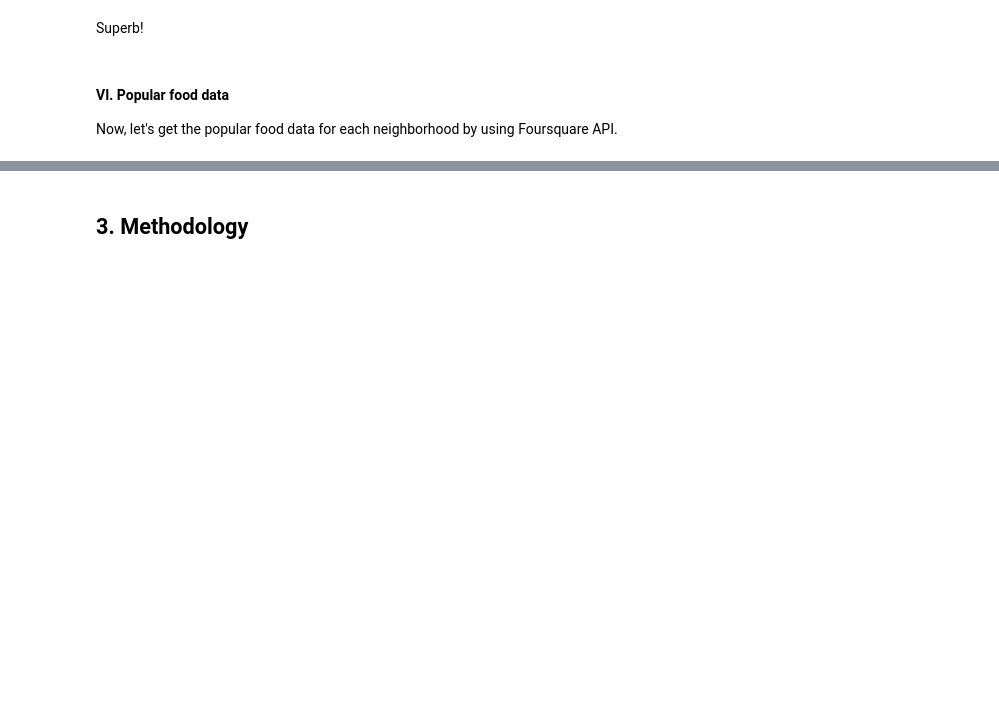
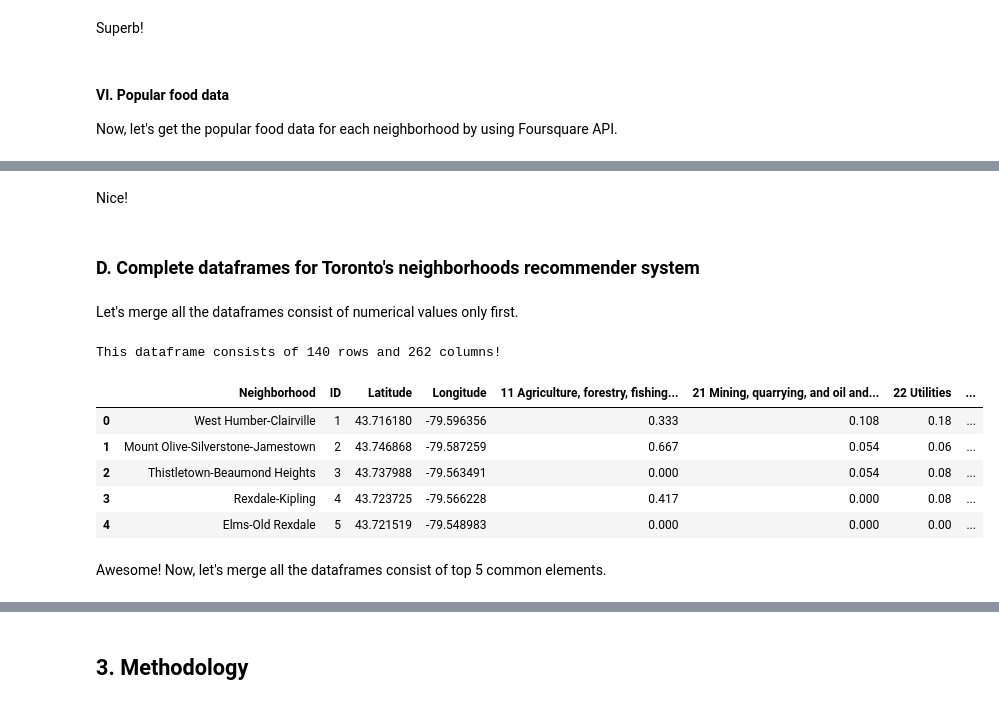
Before and after one commit to titus-chin/ibm_data_science_capstone, a Jupyter notebook: Toronto's_Neighborhoods_Recommender_System.ipynb, the cells around one changed output, grey strips where cells are left out. Drawn from its saved outputs; the diff is of its cells as text; code cells hidden in the pictures; blank space fills up the shorter version.

```diff
--- a/Toronto's_Neighborhoods_Recommender_System.ipynb
+++ b/Toronto's_Neighborhoods_Recommender_System.ipynb
@@ -410,7 +462,7 @@ Great!
 Now let's import and clean the boundary data first.
 # %%
 # import boundary data into boundary_df and clean the dataframe
-toronto_geojson='https://raw.githubusercontent.com/titus-chin/ibm_data_science_capstone/main/Neighbourhoods.geojson'
+toronto_geojson='https://ckan0.cf.opendata.inter.prod-toronto.ca/download_resource/a083c865-6d60-4d1d-b6c6-b0c8a85f9c15?format=geojson&projection=4326'
 results=requests.get(toronto_geojson).json()
 boundary_data=results['features']
 boundary_df=json_normalize(boundary_data)
@@ -453,13 +505,14 @@ Superb!
 #### VI. Popular food data
 Now, let's get the popular food data for each neighborhood by using Foursquare API.
 # %%
+# get the popular food data using foursquare api and save the data into food_df
 print('Progress:')
 food_df=pd.DataFrame(columns=['ID','Popular Food'])
 for i in range(len(boundary_df['ID'])):
     url='https://api.foursquare.com/v2/venues/explore'
     params=dict(client_id='VCPPKYR4FRVFQDA22KSFIEHL0501YTNVH0KIEXLQT4VI4HHM',
                 client_secret='XXHQWCHMWZFJ0SKUAGBNJIKK50X0TO2A0CAASVHA305H4RWA',
-                v='20201115',
+                v='20201117',
                 ll='{},{}'.format(boundary_df['Latitude'][i],boundary_df['Longitude'][i]),
                 categoryId='4d4b7105d754a06374d81259',
                 radius=5000,
@@ -478,6 +531,7 @@ temp_df=pd.get_dummies(data=food_df['Popular Food'],prefix_sep="")
 temp_df.insert(0,'ID',food_df['ID'])
 food_df=temp_df.groupby('ID',as_index=False).sum()
 food_df.insert(0,'Neighborhood',boundary_df['Neighborhood'])
+food_df.drop('Food',axis=1,inplace=True)
 print('This dataframe consists of {} food categories!'.format(food_df.shape[1]-2))
 food_df.head()
 # %% [output]
@@ -533,0 +562,4 @@ food_df
+# %%
+# normalize the popular food data
+food_df=data_normalization(food_df)
+food_df.head()
@@ -533,0 +573,25 @@ food_df
+# %% [markdown]
+Nice!
+# %% [markdown]
+### D. Complete dataframes for Toronto's neighborhoods recommender system<a name="complete"></a>
+# %% [markdown]
+Let's merge all the dataframes consist of numerical values only first.
+# %%
+# import necessary library
+from functools import reduce
+
+# merge all the dataframes consist of numerical values into complete_df
+complete_list=[boundary_df,jobs_df,houseprice_df,crime_df,language_df,food_df]
+complete_df=reduce(lambda left,right:pd.merge(left,right),complete_list)
+print('This dataframe consists of {} rows and {} columns!'.format(complete_df.shape[0],complete_df.shape[1]))
+complete_df.head()
+# %% [output]
+This dataframe consists of 140 rows and 262 columns!
+|  | Neighborhood | ID | Latitude | Longitude | 11 Agriculture, forestry, fishing... | 21 Mining, quarrying, and oil and... | 22 Utilities | ... |
+| 0 | West Humber-Clairville | 1 | 43.716180 | -79.596356 | 0.333 | 0.108 | 0.18 | ... |
+| 1 | Mount Olive-Silverstone-Jamestown | 2 | 43.746868 | -79.587259 | 0.667 | 0.054 | 0.06 | ... |
+| 2 | Thistletown-Beaumond Heights | 3 | 43.737988 | -79.563491 | 0.000 | 0.054 | 0.08 | ... |
+| 3 | Rexdale-Kipling | 4 | 43.723725 | -79.566228 | 0.417 | 0.000 | 0.08 | ... |
+| 4 | Elms-Old Rexdale | 5 | 43.721519 | -79.548983 | 0.000 | 0.000 | 0.00 | ... |
+# %% [markdown]
+Awesome! Now, let's merge all the dataframes consist of top 5 common elements.
```
Also changed, not shown: parts of 36 cells of this notebook, 2 other files.
